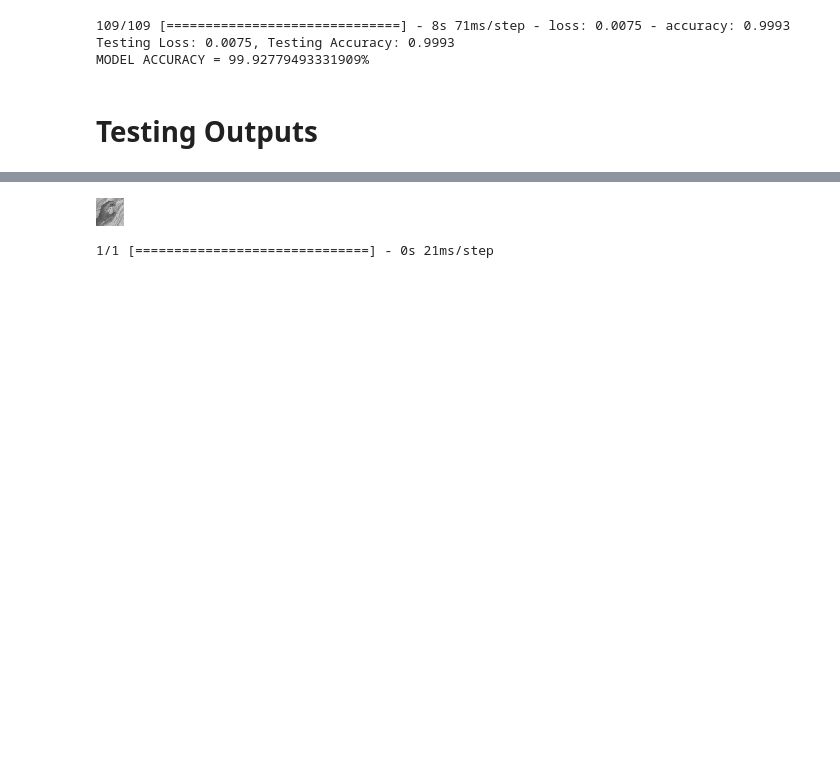
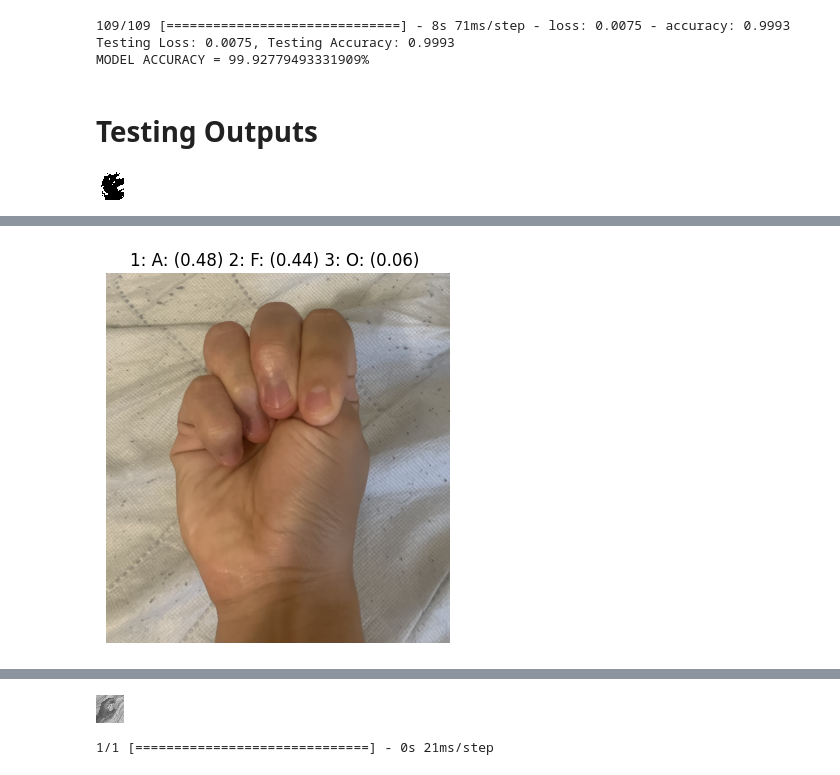
Before and after one commit to joestrada1022/ASL_CNN_Model, a Jupyter notebook: ASL_Model.ipynb, the cells around one changed output, grey strips where cells are left out. Cells and saved outputs as stored; diff of their text form; code cells hidden in the pictures; blank space fills up the shorter version.

```diff
--- a/ASL_Model.ipynb
+++ b/ASL_Model.ipynb
@@ -399,5 +389,6 @@ def get_prediction(image_path: str, Model, num_pred: int = 3):
 # %% [markdown]
 # Testing Outputs
 # %%
-get_prediction('josh3.jpg', model)
+get_prediction('joshM.jpg', model)
 # %% [output]
+[figure, added]
@@ -405 +396,2 @@ error: OpenCV(4.8.0) /io/opencv/modules/imgproc/src/color.cpp:182: error: (-215:
+[figure, added]
 # %%
```
Also changed, not shown: parts of 8 cells of this notebook.
